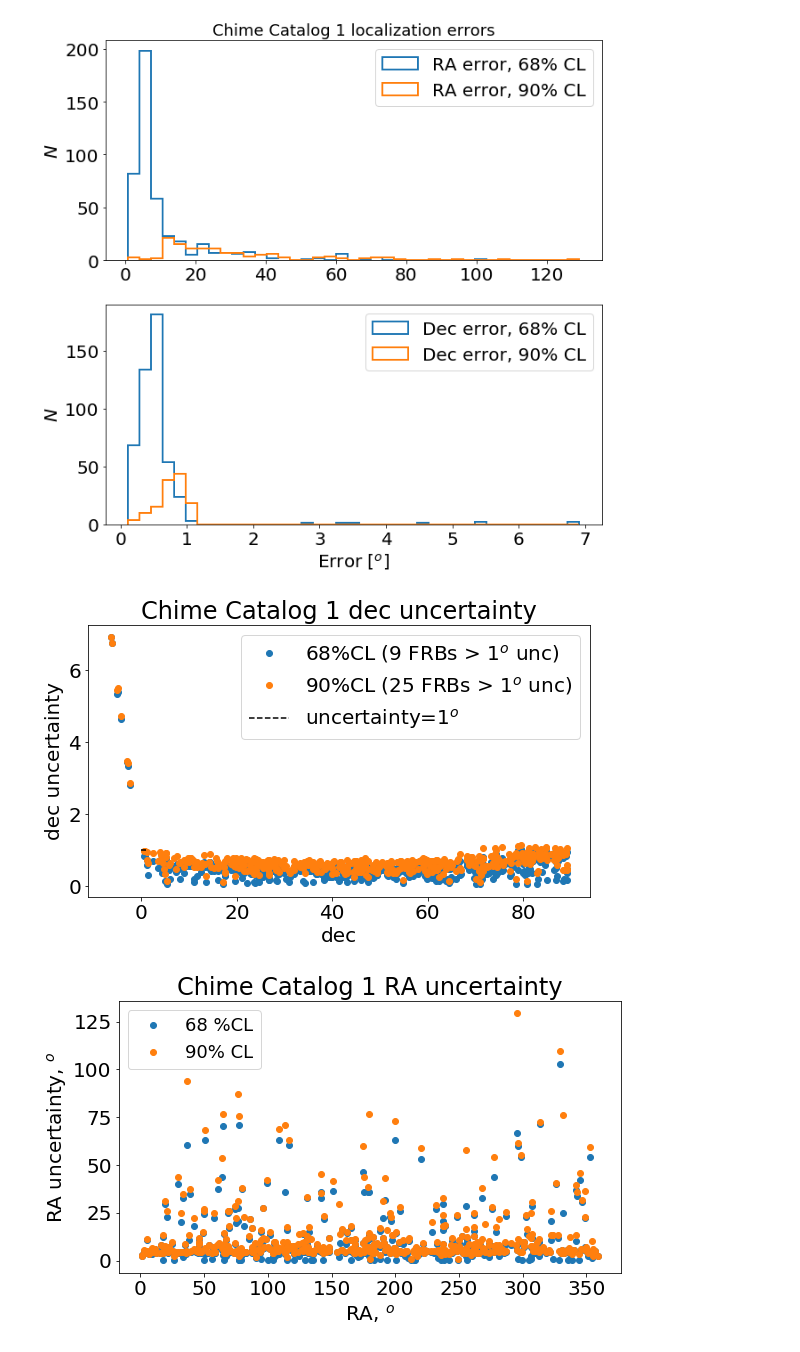
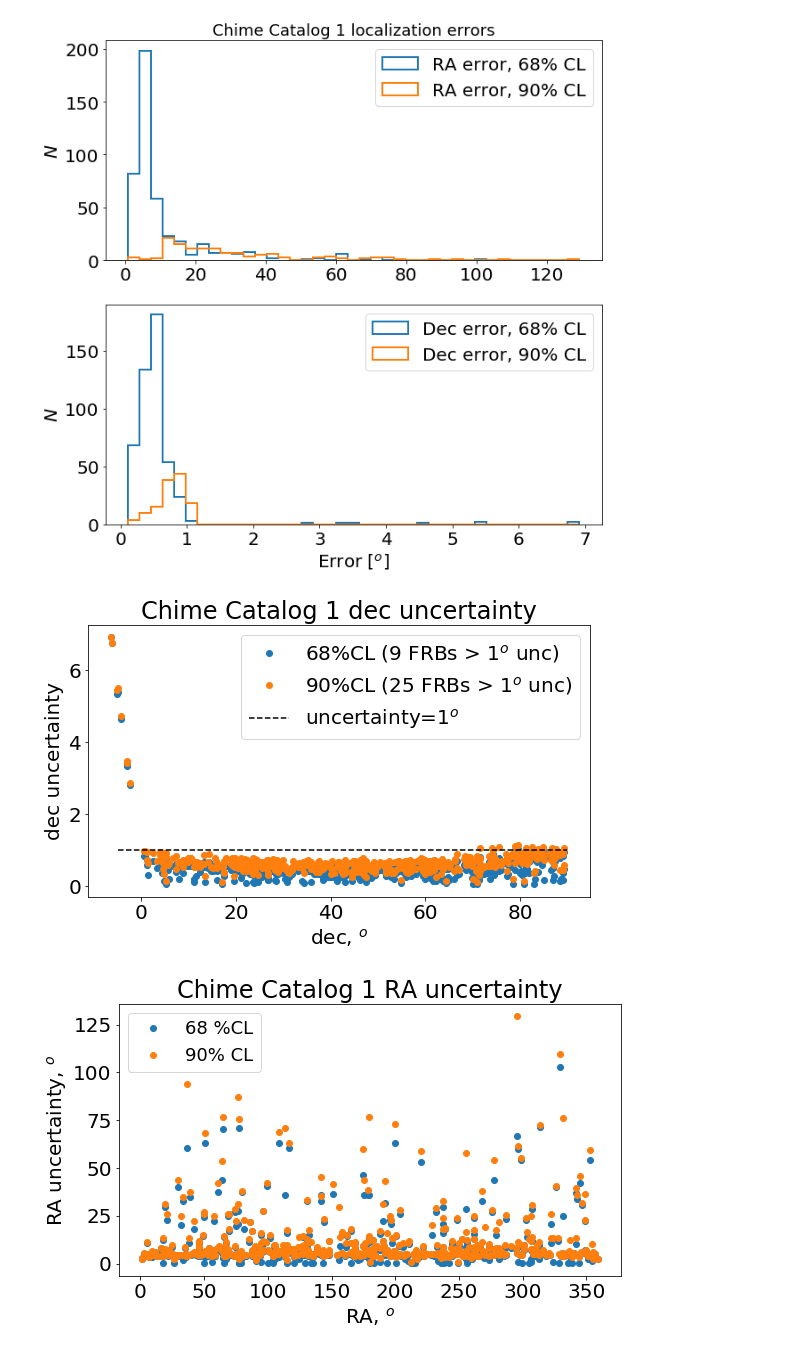
Before and after one commit to jessiethw/FRB, a Jupyter notebook: localizations.ipynb, the cells around one changed output. Cells and saved outputs as stored; diff of their text form; code cells hidden in the pictures.

```diff
--- a/localizations.ipynb
+++ b/localizations.ipynb
@@ -141,26 +141,26 @@ Text(0.5,1,'Chime Catalog 1 localization errors')
 # %%
 fig, ax = plt.subplots(figsize=(9,5))
 w_unc_68=np.where(np.asarray(new_localizations['dec_unc_68'])>1.)[0]
 w_unc_90=np.where(np.asarray(new_localizations['dec_unc_90'])>1.)[0]
 
 plt.plot(new_localizations['dec'], new_localizations['dec_unc_68'],
          'o', label='68%CL ('+str(len(w_unc_68))+r' FRBs > 1$^o$ unc)', color='C0')
 plt.plot(new_localizations['dec'], new_localizations['dec_unc_90'],
          'o', label='90%CL ('+str(len(w_unc_90))+r' FRBs > 1$^o$ unc)', color='C1')
 ax.set_ylabel(r'dec uncertainty')
-ax.set_xlabel(r'dec')
+ax.set_xlabel(r'dec, $^o$')
 ax.set_title(r'Chime Catalog 1 dec uncertainty')
-plt.plot(np.linspace(-0.1,1.0,50), np.ones(50), '--',color='black', label=r'uncertainty=1$^o$')
+plt.plot(np.linspace(-5,90,50), np.ones(50), '--',color='black', label=r'uncertainty=1$^o$')
 plt.legend()
 
 #w_unc=np.where(np.asarray(new_localizations['dec_unc_90'])>1.)[0]
 #high_unc=[[new_localizations['dec'][u] for u in w_unc],
 #          [new_localizations['dec_unc_90'][u] for u in w_unc]]
 #plt.plot(np.sin(np.radians(high_unc[0])), high_unc[1], 'o', label=r'uncertainty > 1$^o$',
 #        color='C1')
 plt.savefig('/home/jthwaites/public_html/frb_param_plots/cat1_decunc.png')
 # %% [output]
-[figure, old version]
+[figure, new version]
 # %%
 fig, ax = plt.subplots(figsize=(9,5))
 plt.plot(new_localizations['ra'], new_localizations['ra_unc_68'],
```
Also changed, not shown: parts of 4 cells of this notebook, 1 other file.
